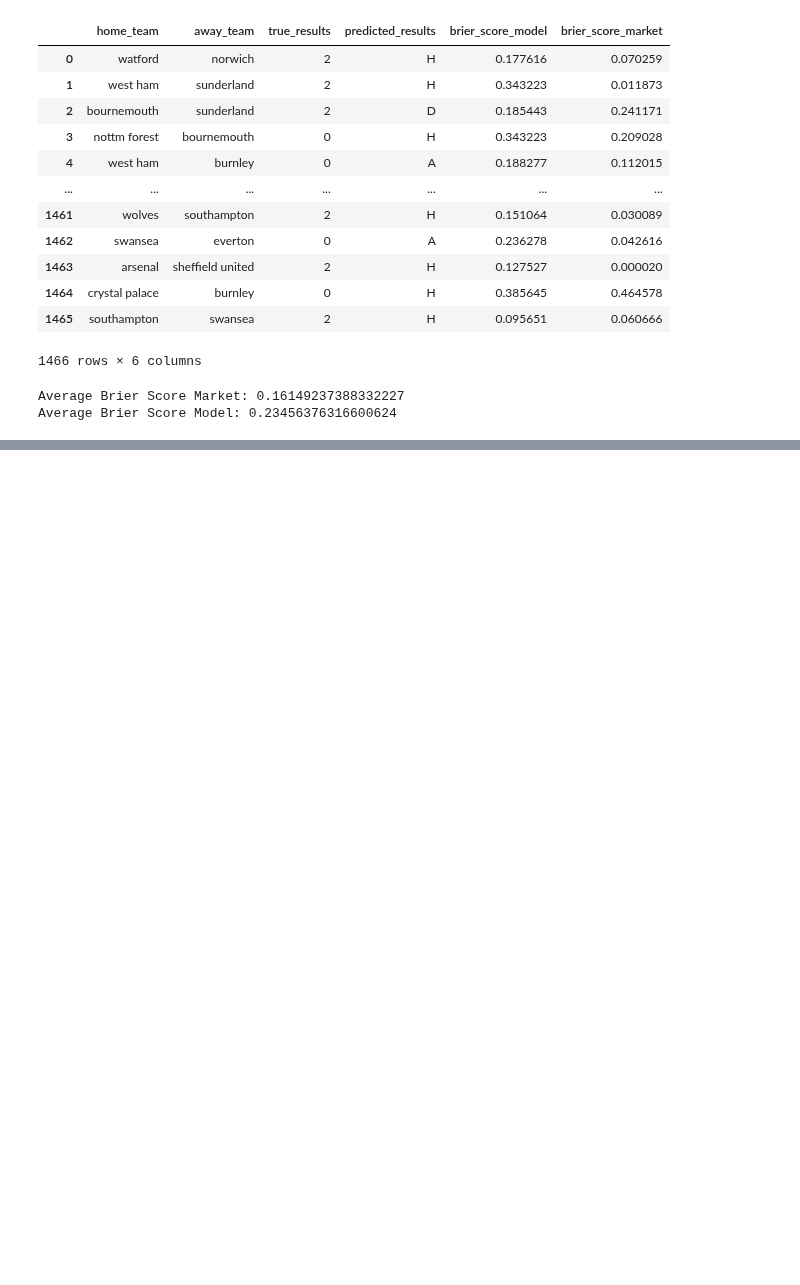
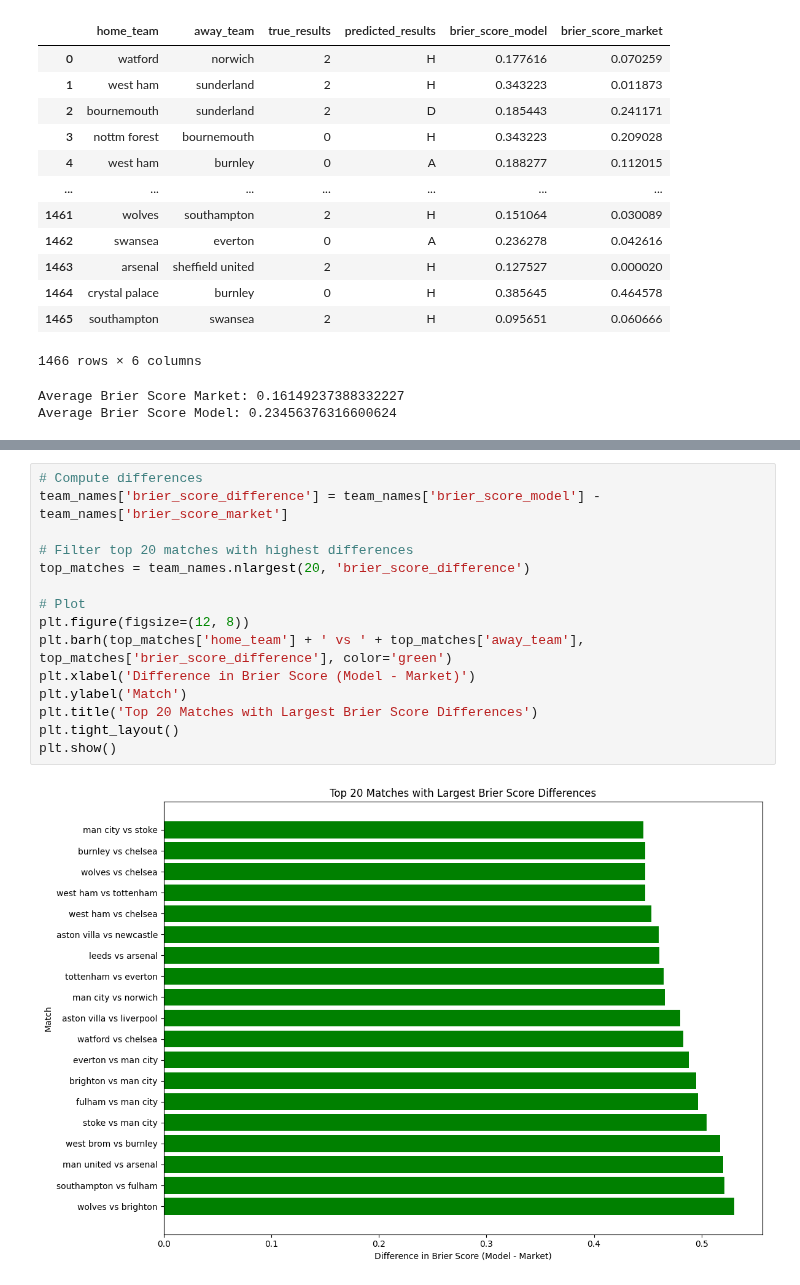
Before and after one commit to RuiFSP/Premier-League-Football, a Jupyter notebook: notebooks/05_back_testing_market.ipynb, the cells around one changed output, grey strips where cells are left out. Cells and saved outputs as stored; diff of their text form; blank space fills up the shorter version.

```diff
--- a/notebooks/05_back_testing_market.ipynb
+++ b/notebooks/05_back_testing_market.ipynb
@@ -176,0 +194,17 @@ Average Brier Score Model: 0.23456376316600624
+# %%
+# Compute differences
+team_names['brier_score_difference'] = team_names['brier_score_model'] - team_names['brier_score_market']
+
+# Filter top 20 matches with highest differences
+top_matches = team_names.nlargest(20, 'brier_score_difference')
+
+# Plot
+plt.figure(figsize=(12, 8))
+plt.barh(top_matches['home_team'] + ' vs ' + top_matches['away_team'], top_matches['brier_score_difference'], color='green')
+plt.xlabel('Difference in Brier Score (Model - Market)')
+plt.ylabel('Match')
+plt.title('Top 20 Matches with Largest Brier Score Differences')
+plt.tight_layout()
+plt.show()
+# %% [output]
+[figure, added]
```
Also changed, not shown: parts of 3 cells of this notebook, 3 other files.
